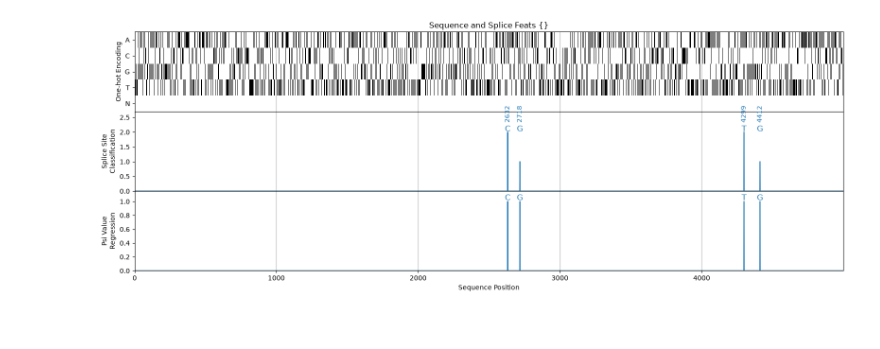
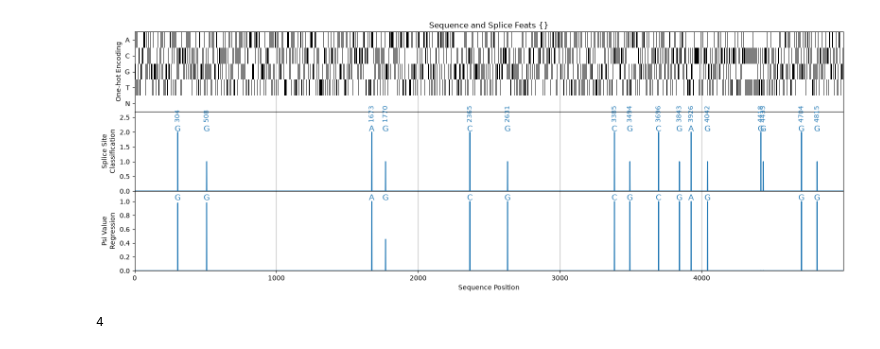
Before and after one commit to qiuresearch/ContextSplice, a Jupyter notebook: data_prep_gtex.ipynb, the cells around one changed output. Drawn from its saved outputs; the diff is of its cells as text; code cells hidden in the pictures.

Commit message:
minor fixes to work with genesites dataset

```diff
--- a/data_prep_gtex.ipynb
+++ b/data_prep_gtex.ipynb
@@ -1,12 +1,16 @@
 # %%
 %colors neutral
 # Load and Inspect Parquet File
+import os
+
 import pandas as pd
 import importlib
 
 # Load the parquet file
+home_dir = "/home/xqiu/bench/rna_predict/ContextSplice"
+file_path = "data/gencode_v47/extracted/genesite_cls_psi.parquet"
 file_path = "data/gtex_v11/genesite_cls_psi.parquet"
-df = pd.read_parquet(file_path)
+df = pd.read_parquet(os.path.join(home_dir, file_path))
 # df.apply(lambda row: len(row['cls']) == len(row['psi']), axis=1).all()
 
 # Display basic information
@@ -17,7 +21,9 @@ print(f"Columns: {list(df.columns)}")
 
 from src import datasets
 
-genesites_set = datasets.GeneSitesDataset(df, tissue_types=["Brain", "Heart"],
+# genesites_set = datasets.GeneSitesDataset(df, tissue_types=["Brain", "Heart"],
+                                        #   weighted_sampling='gene_span')
+genesites_set = datasets.GeneSitesDataset(df, tissue_types=["Adipose Tissue"],
                                           weighted_sampling='gene_span')
 # %% [output]
 File: data/gtex_v11/genesite_cls_psi.parquet
@@ -27,10 +33,13 @@ WARNING 10/10 21:50:39 utils.get_pylogger.96: PyTorch Lightning is not installed
 # %%
 from src import visuals
 for i in range(len(genesites_set)):
     gene_one = genesites_set[i]
     if gene_one['psi'].sum() < 3:
         continue
     visuals.plot_train_feats(gene_one)
     break
+len(df.iloc[0]['transcript_ids'])
+# df.iloc[0]
 # %% [output]
-[figure, old version]
+[figure, new version]
+4
```
Also changed, not shown: parts of 2 cells of this notebook, 5 other files.
